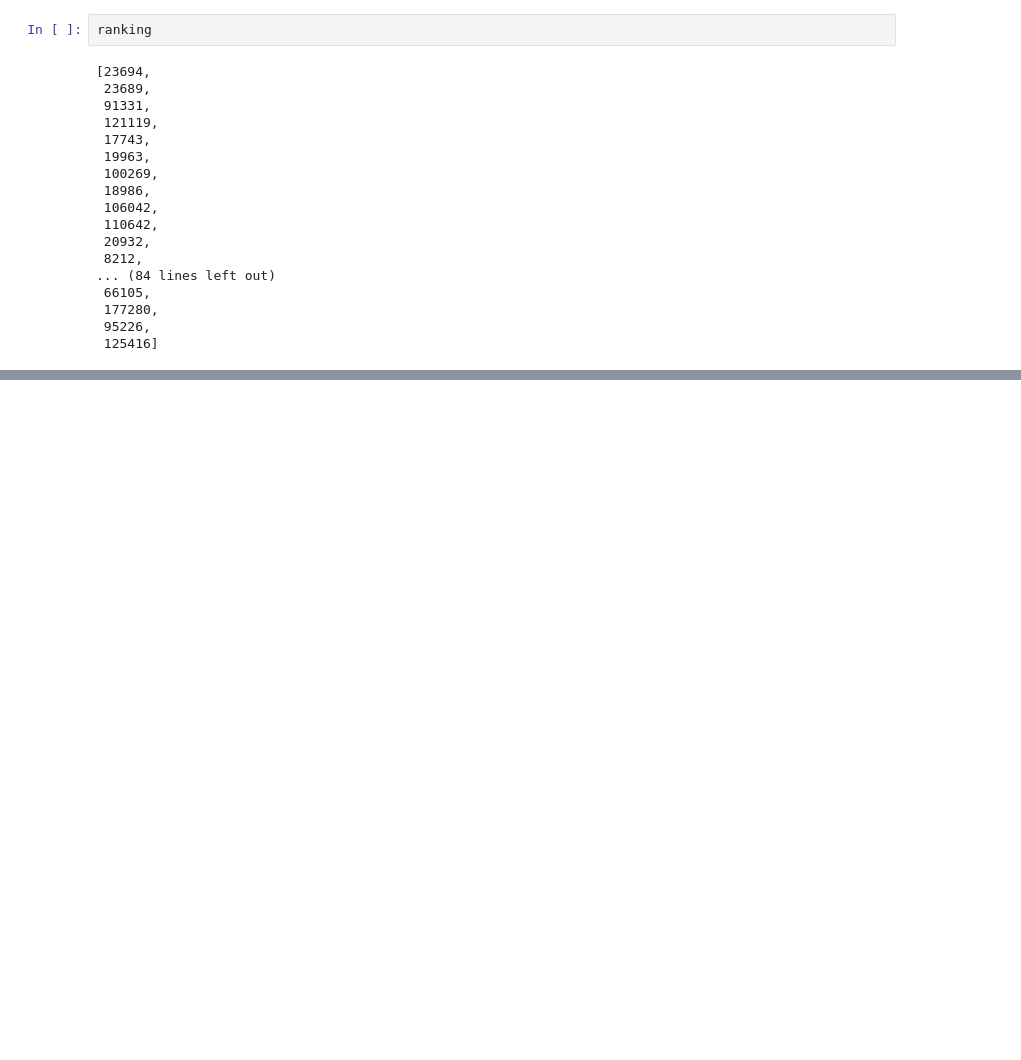
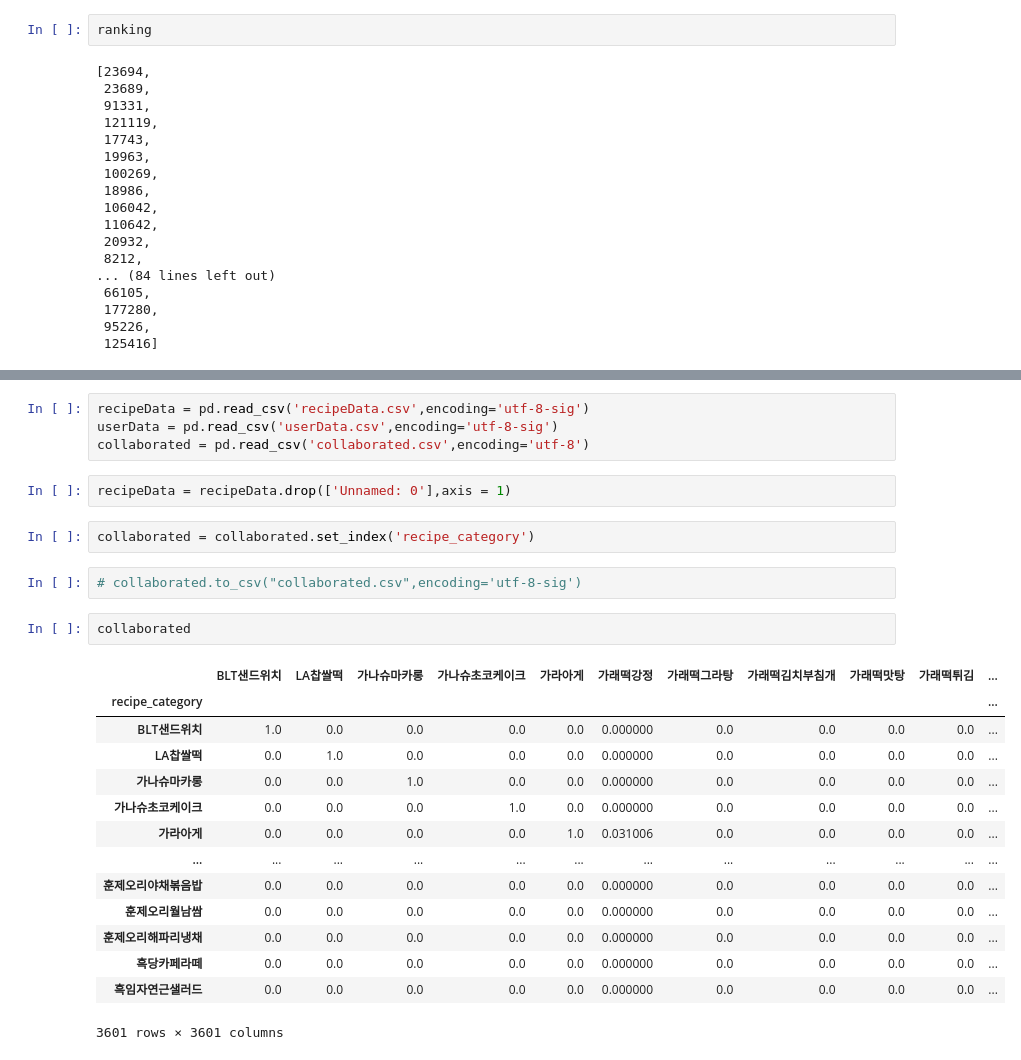
Before and after one commit to ahinkim/Recipick, a Jupyter notebook: Bigdata/bigdata/categoryML.ipynb, the cells around one changed output, grey strips where cells are left out. Saved outputs shown, nothing was run; the diff lists cells and outputs as text; blank space fills up the shorter version.

```diff
--- a/Bigdata/bigdata/categoryML.ipynb
+++ b/Bigdata/bigdata/categoryML.ipynb
@@ -366,0 +363,27 @@ ranking
+# %%
+recipeData = pd.read_csv('recipeData.csv',encoding='utf-8-sig')
+userData = pd.read_csv('userData.csv',encoding='utf-8-sig')
+collaborated = pd.read_csv('collaborated.csv',encoding='utf-8')
+# %%
+recipeData = recipeData.drop(['Unnamed: 0'],axis = 1)
+# %%
+collaborated = collaborated.set_index('recipe_category')
+# %%
+# collaborated.to_csv("collaborated.csv",encoding='utf-8-sig')
+# %%
+collaborated
+# %% [output]
+|  | BLT샌드위치 | LA찹쌀떡 | 가나슈마카롱 | 가나슈초코케이크 | 가라아게 | 가래떡강정 | 가래떡그라탕 | 가래떡김치부침개 | 가래떡맛탕 | 가래떡튀김 | ... |
+| recipe_category |  |  |  |  |  |  |  |  |  |  | ... |
+| BLT샌드위치 | 1.0 | 0.0 | 0.0 | 0.0 | 0.0 | 0.000000 | 0.0 | 0.0 | 0.0 | 0.0 | ... |
+| LA찹쌀떡 | 0.0 | 1.0 | 0.0 | 0.0 | 0.0 | 0.000000 | 0.0 | 0.0 | 0.0 | 0.0 | ... |
+| 가나슈마카롱 | 0.0 | 0.0 | 1.0 | 0.0 | 0.0 | 0.000000 | 0.0 | 0.0 | 0.0 | 0.0 | ... |
+| 가나슈초코케이크 | 0.0 | 0.0 | 0.0 | 1.0 | 0.0 | 0.000000 | 0.0 | 0.0 | 0.0 | 0.0 | ... |
+| 가라아게 | 0.0 | 0.0 | 0.0 | 0.0 | 1.0 | 0.031006 | 0.0 | 0.0 | 0.0 | 0.0 | ... |
+| ... | ... | ... | ... | ... | ... | ... | ... | ... | ... | ... | ... |
+| 훈제오리야채볶음밥 | 0.0 | 0.0 | 0.0 | 0.0 | 0.0 | 0.000000 | 0.0 | 0.0 | 0.0 | 0.0 | ... |
+| 훈제오리월남쌈 | 0.0 | 0.0 | 0.0 | 0.0 | 0.0 | 0.000000 | 0.0 | 0.0 | 0.0 | 0.0 | ... |
+| 훈제오리해파리냉채 | 0.0 | 0.0 | 0.0 | 0.0 | 0.0 | 0.000000 | 0.0 | 0.0 | 0.0 | 0.0 | ... |
+| 흑당카페라떼 | 0.0 | 0.0 | 0.0 | 0.0 | 0.0 | 0.000000 | 0.0 | 0.0 | 0.0 | 0.0 | ... |
+| 흑임자연근샐러드 | 0.0 | 0.0 | 0.0 | 0.0 | 0.0 | 0.000000 | 0.0 | 0.0 | 0.0 | 0.0 | ... |
+3601 rows × 3601 columns
```
Also changed, not shown: parts of 8 cells of this notebook, 2 other files.
